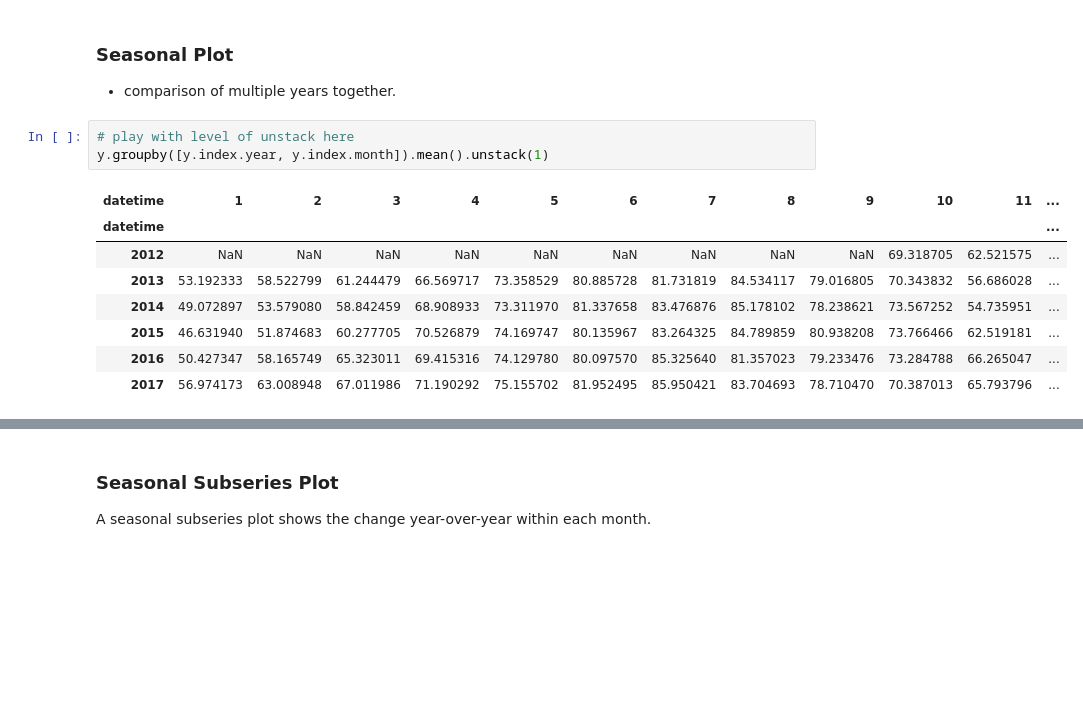
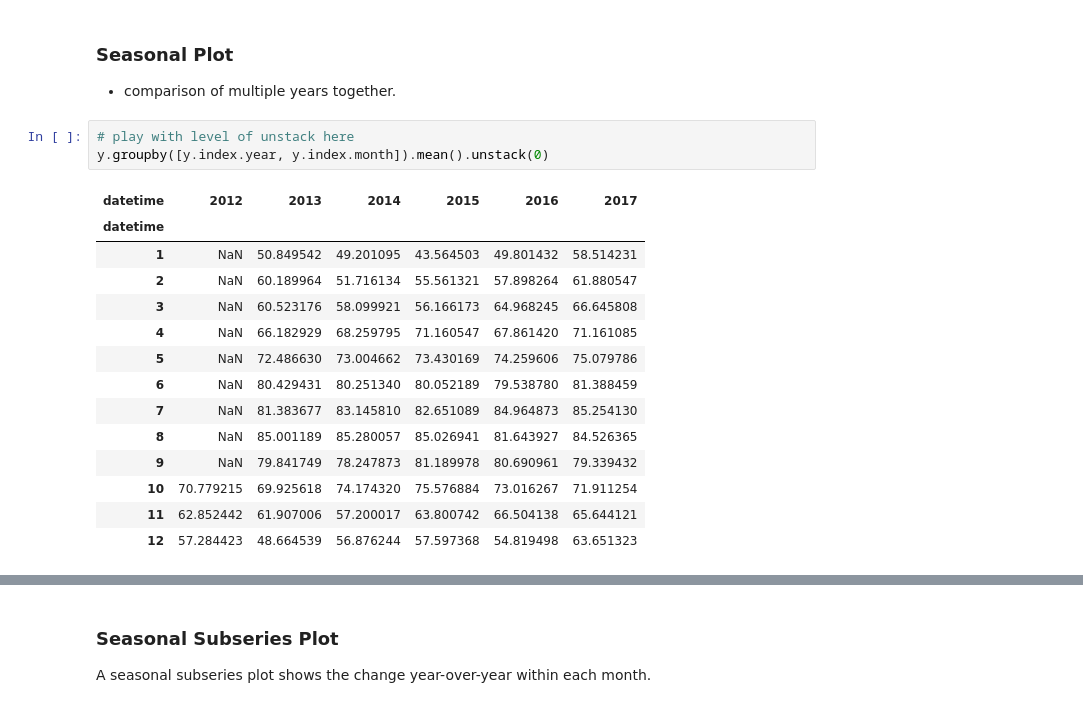
Before and after one commit to brianclements03/time_series_exercises, a Jupyter notebook: TSA_explore_lesson.ipynb, the cells around one changed output, grey strips where cells are left out. Drawn from its saved outputs; the diff is of its cells as text; blank space fills up the shorter version.

```diff
--- a/TSA_explore_lesson.ipynb
+++ b/TSA_explore_lesson.ipynb
@@ -206,16 +206,22 @@ y.resample('M').mean().diff().plot(title='Average month-to-month change in tempe
 - comparison of multiple years together.
 # %%
 # play with level of unstack here
-y.groupby([y.index.year, y.index.month]).mean().unstack(1)
+y.groupby([y.index.year, y.index.month]).mean().unstack(0)
 # %% [output]
-| datetime | 1 | 2 | 3 | 4 | 5 | 6 | 7 | 8 | 9 | 10 | 11 | ... |
-| datetime |  |  |  |  |  |  |  |  |  |  |  | ... |
-| 2012 | NaN | NaN | NaN | NaN | NaN | NaN | NaN | NaN | NaN | 69.318705 | 62.521575 | ... |
-| 2013 | 53.192333 | 58.522799 | 61.244479 | 66.569717 | 73.358529 | 80.885728 | 81.731819 | 84.534117 | 79.016805 | 70.343832 | 56.686028 | ... |
-| 2014 | 49.072897 | 53.579080 | 58.842459 | 68.908933 | 73.311970 | 81.337658 | 83.476876 | 85.178102 | 78.238621 | 73.567252 | 54.735951 | ... |
-| 2015 | 46.631940 | 51.874683 | 60.277705 | 70.526879 | 74.169747 | 80.135967 | 83.264325 | 84.789859 | 80.938208 | 73.766466 | 62.519181 | ... |
-| 2016 | 50.427347 | 58.165749 | 65.323011 | 69.415316 | 74.129780 | 80.097570 | 85.325640 | 81.357023 | 79.233476 | 73.284788 | 66.265047 | ... |
-| 2017 | 56.974173 | 63.008948 | 67.011986 | 71.190292 | 75.155702 | 81.952495 | 85.950421 | 83.704693 | 78.710470 | 70.387013 | 65.793796 | ... |
+| datetime | 2012 | 2013 | 2014 | 2015 | 2016 | 2017 |
+| datetime |  |  |  |  |  |  |
+| 1 | NaN | 50.849542 | 49.201095 | 43.564503 | 49.801432 | 58.514231 |
+| 2 | NaN | 60.189964 | 51.716134 | 55.561321 | 57.898264 | 61.880547 |
+| 3 | NaN | 60.523176 | 58.099921 | 56.166173 | 64.968245 | 66.645808 |
+| 4 | NaN | 66.182929 | 68.259795 | 71.160547 | 67.861420 | 71.161085 |
+| 5 | NaN | 72.486630 | 73.004662 | 73.430169 | 74.259606 | 75.079786 |
+| 6 | NaN | 80.429431 | 80.251340 | 80.052189 | 79.538780 | 81.388459 |
+| 7 | NaN | 81.383677 | 83.145810 | 82.651089 | 84.964873 | 85.254130 |
+| 8 | NaN | 85.001189 | 85.280057 | 85.026941 | 81.643927 | 84.526365 |
+| 9 | NaN | 79.841749 | 78.247873 | 81.189978 | 80.690961 | 79.339432 |
+| 10 | 70.779215 | 69.925618 | 74.174320 | 75.576884 | 73.016267 | 71.911254 |
+| 11 | 62.852442 | 61.907006 | 57.200017 | 63.800742 | 66.504138 | 65.644121 |
+| 12 | 57.284423 | 48.664539 | 56.876244 | 57.597368 | 54.819498 | 63.651323 |
 # %%
 # 2 groupbys = multi-level index. then it gets unstacked...can change value of unstack
 # unstack is similar to pivot_table. It turns an index level into columns
```
Also changed, not shown: parts of 1 cell of this notebook, 1 other file.
